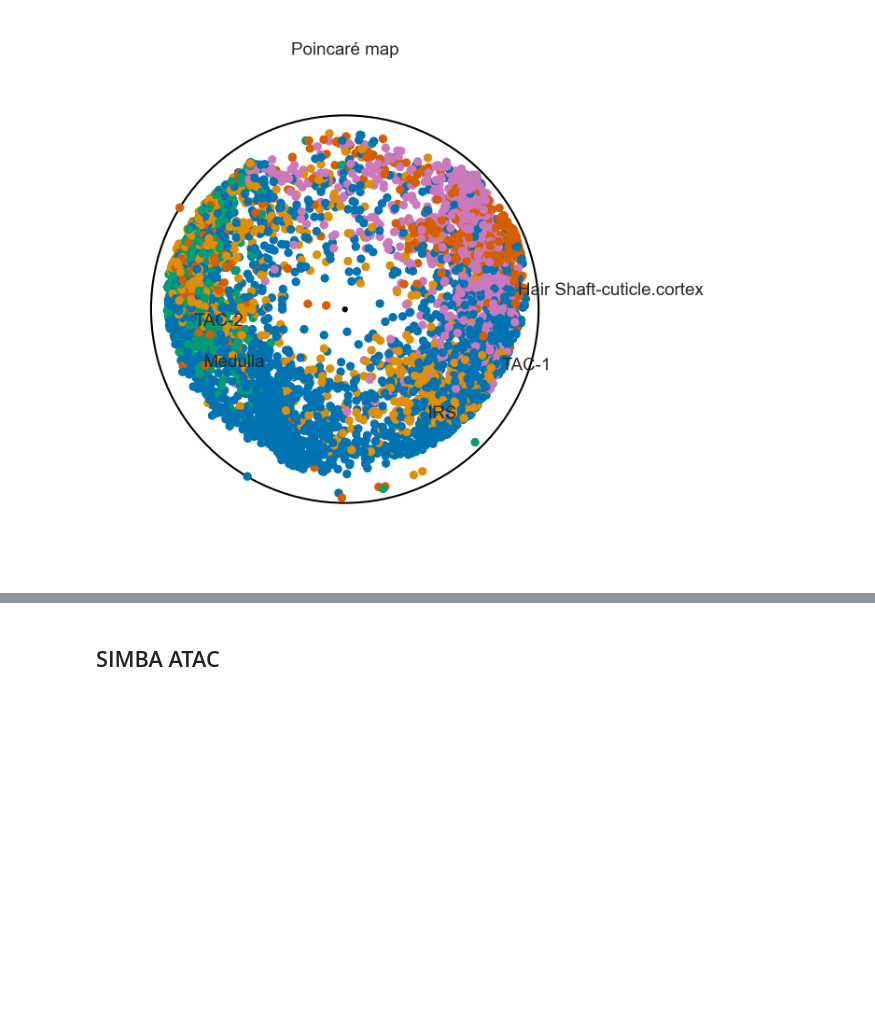
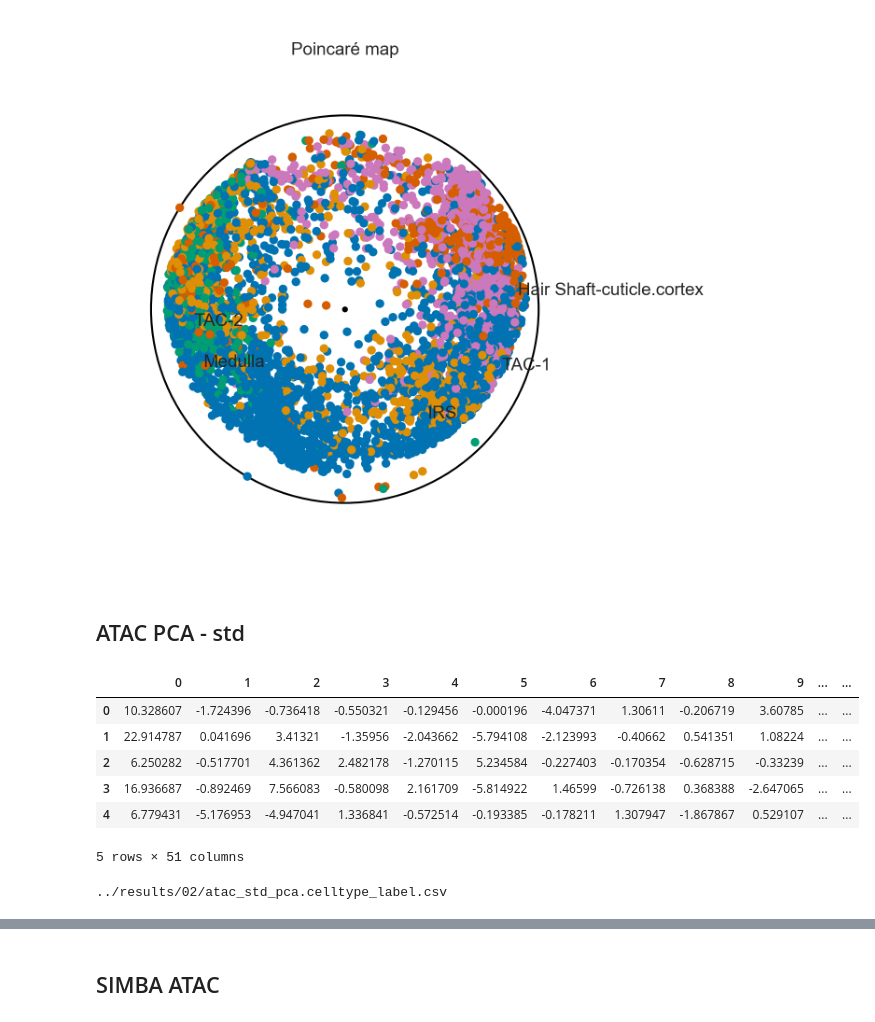
Before and after one commit to cchu70/hyperChromatin, a Jupyter notebook: scripts/02_Poincare_Map.ipynb, the cells around one changed output, grey strips where cells are left out. Drawn from its saved outputs; the diff is of its cells as text; code cells hidden in the pictures; blank space fills up the shorter version.

```diff
--- a/scripts/02_Poincare_Map.ipynb
+++ b/scripts/02_Poincare_Map.ipynb
@@ -28,9 +25,11 @@ from poincare_maps import *
 # %%
 adata_CG_fn = '../results/00/rna_annot.h5ad'
 adata_CP_fn = '../results/00/atac_annot.h5ad'
+adata_CP_std_fn = '../results/00/atac_std_annot.h5ad'
 
 adata_CG = sc.read_h5ad(adata_CG_fn)
 adata_CP = sc.read_h5ad(adata_CP_fn)
+adata_CP_std = sc.read_h5ad(adata_CP_std_fn)
 # %% [markdown]
 # RNA only
 # %% [markdown]
@@ -260,3 +261,24 @@ fig = Image(filename=f'{workdir}/atac_pca.celltype_label.poincare_coord.png')
 fig
 # %% [output]
 [figure]
+# %% [markdown]
+## ATAC PCA - std
+# %%
+adata_CP_std_df = pd.DataFrame(
+    np.concatenate([adata_CP_std.obsm['X_pca'], adata_CP_std.obs['celltype'].values.reshape(-1, 1)], axis=1)
+).rename(columns={adata_CP_std.obsm['X_pca'].shape[1]: 'labels'}) # rename last column to 'labels'
+adata_CP_std_df.head()
+# %% [output]
+|  | 0 | 1 | 2 | 3 | 4 | 5 | 6 | 7 | 8 | 9 | ... | ... |
+| 0 | 10.328607 | -1.724396 | -0.736418 | -0.550321 | -0.129456 | -0.000196 | -4.047371 | 1.30611 | -0.206719 | 3.60785 | ... | ... |
+| 1 | 22.914787 | 0.041696 | 3.41321 | -1.35956 | -2.043662 | -5.794108 | -2.123993 | -0.40662 | 0.541351 | 1.08224 | ... | ... |
+| 2 | 6.250282 | -0.517701 | 4.361362 | 2.482178 | -1.270115 | 5.234584 | -0.227403 | -0.170354 | -0.628715 | -0.33239 | ... | ... |
+| 3 | 16.936687 | -0.892469 | 7.566083 | -0.580098 | 2.161709 | -5.814922 | 1.46599 | -0.726138 | 0.368388 | -2.647065 | ... | ... |
+| 4 | 6.779431 | -5.176953 | -4.947041 | 1.336841 | -0.572514 | -0.193385 | -0.178211 | 1.307947 | -1.867867 | 0.529107 | ... | ... |
+5 rows × 51 columns
+# %%
+adata_CP_std_df_fn = f'{workdir}/atac_std_pca.celltype_label.csv'
+print(adata_CP_std_df_fn)
+adata_CP_std_df.to_csv(adata_CP_std_df_fn, index=False, sep=',')
+# %% [output]
+../results/02/atac_std_pca.celltype_label.csv
```
Also changed, not shown: parts of 8 cells of this notebook, 4 other files.
